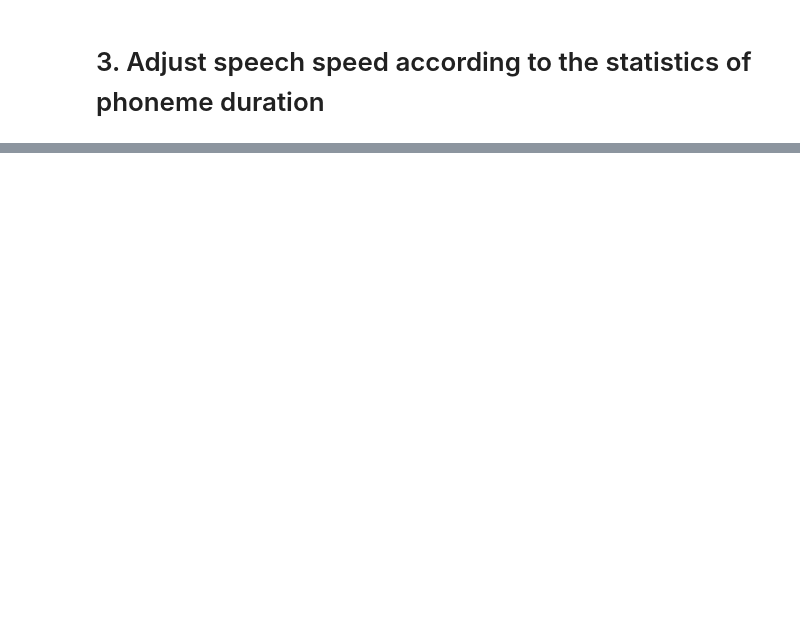
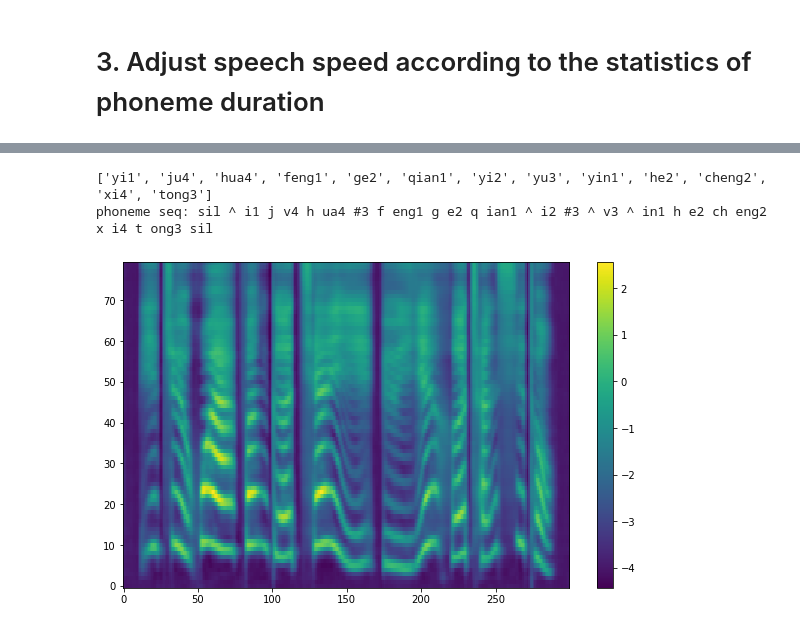
Before and after one commit to CMsmartvoice/One-Shot-Voice-Cloning, a Jupyter notebook: notebook/OneShotVoiceClone_Inference.ipynb, the cells around one changed output, grey strips where cells are left out. Drawn from its saved outputs; the diff is of its cells as text; code cells hidden in the pictures; blank space fills up the shorter version.

```diff
--- a/notebook/OneShotVoiceClone_Inference.ipynb
+++ b/notebook/OneShotVoiceClone_Inference.ipynb
@@ -174 +177,13 @@ phoneme seq: sil ^ i1 j v4 h ua4 #3 f eng1 g e2 q ian1 ^ i2 #3 ^ v3 ^ in1 h e2 c
 [interactive output not drawn]
+# %%
+dur_stat = np.array([10, 4, 12, 6])
+
+syn_audio, mel_pred, mel_src = Tts_handel.one_shot_TTS(text, src_audio, dur_stat, True)
+
+# plt.plot(syn_audio)
+Tts_handel.feats_handle.melspec_plot(mel_pred)
+ipd.Audio(syn_audio, rate=16000)
+# %% [output]
+['yi1', 'ju4', 'hua4', 'feng1', 'ge2', 'qian1', 'yi2', 'yu3', 'yin1', 'he2', 'cheng2', 'xi4', 'tong3']
+phoneme seq: sil ^ i1 j v4 h ua4 #3 f eng1 g e2 q ian1 ^ i2 #3 ^ v3 ^ in1 h e2 ch eng2 x i4 t ong3 sil
+[figure, added]
```
Also changed, not shown: parts of 19 cells of this notebook, 9 other files.
